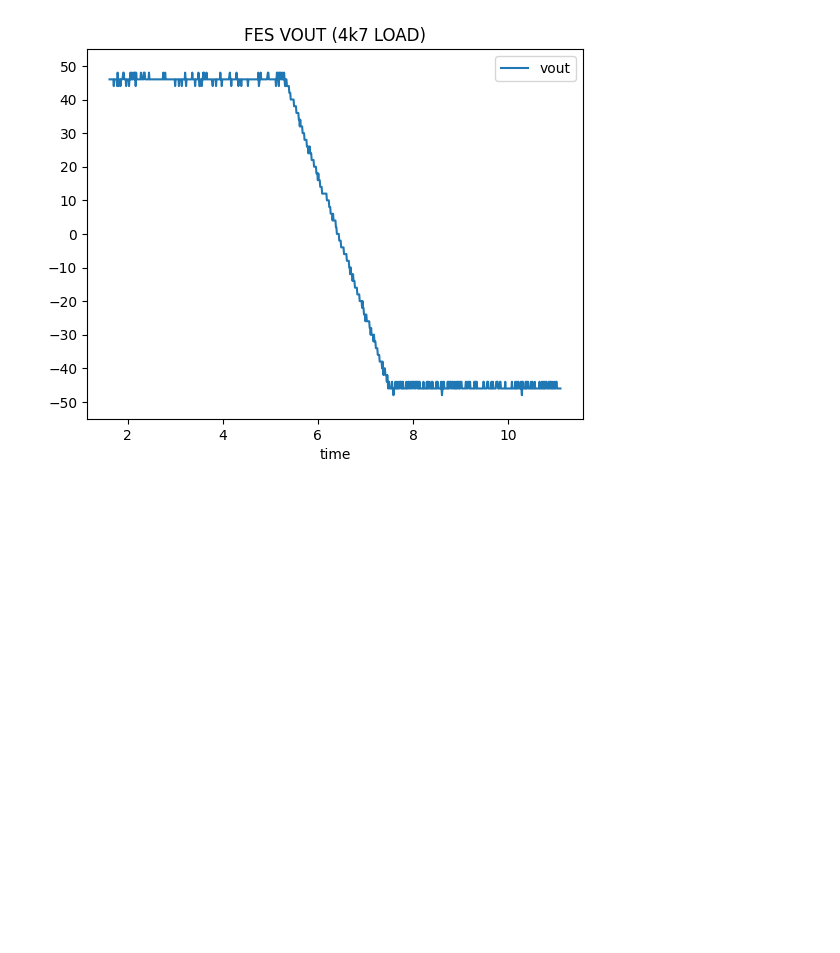
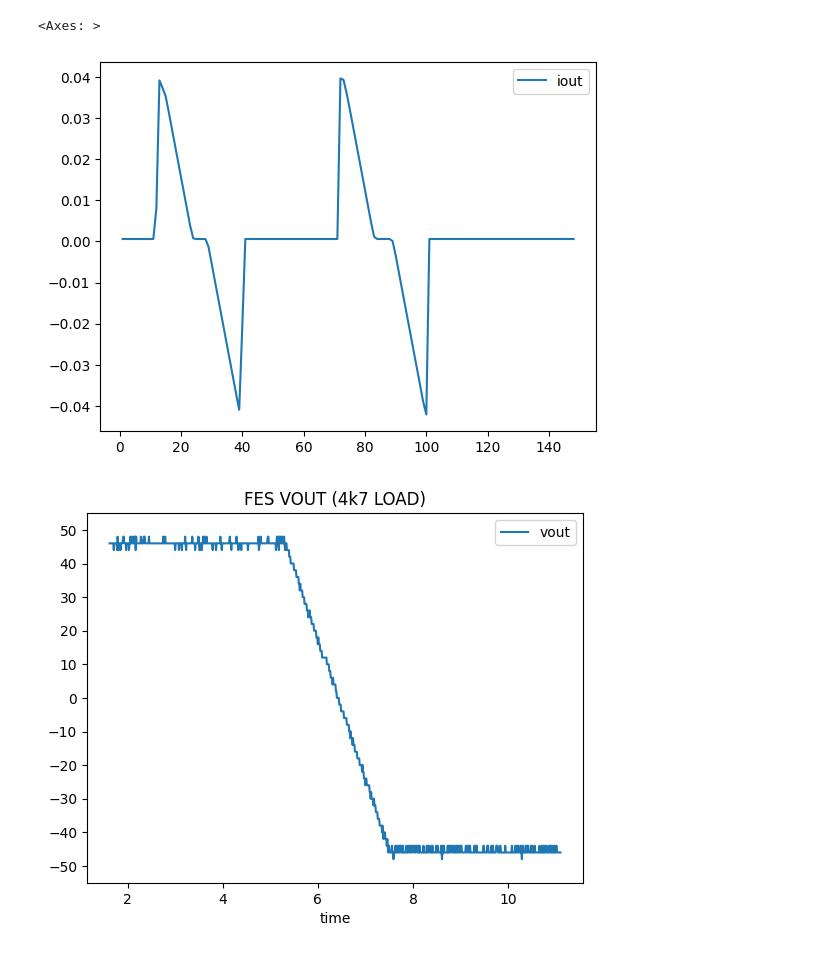
Before and after one commit to import-tiago/FEI, a Jupyter notebook: MSc/PEL309/Data Analysis/PEL309.ipynb, the cells around one changed output. Cells and saved outputs as stored; diff of their text form; code cells hidden in the pictures; blank space fills up the shorter version.

```diff
--- a/MSc/PEL309/Data Analysis/PEL309.ipynb
+++ b/MSc/PEL309/Data Analysis/PEL309.ipynb
@@ -12,3 +29,8 @@ dados_1k_vout = pd.read_csv("https://raw.githubusercontent.com/import-tiago/FEI/
+# %%
+dados_1k_iout.plot()
+# %% [output]
+<Axes: >
+[figure, added]
 # %%
 for nome, dados in list(globals().items()):
     if nome.startswith("dados_") and nome.endswith("_vin"):
```
Also changed, not shown: parts of 4 cells of this notebook, 18 other files.
